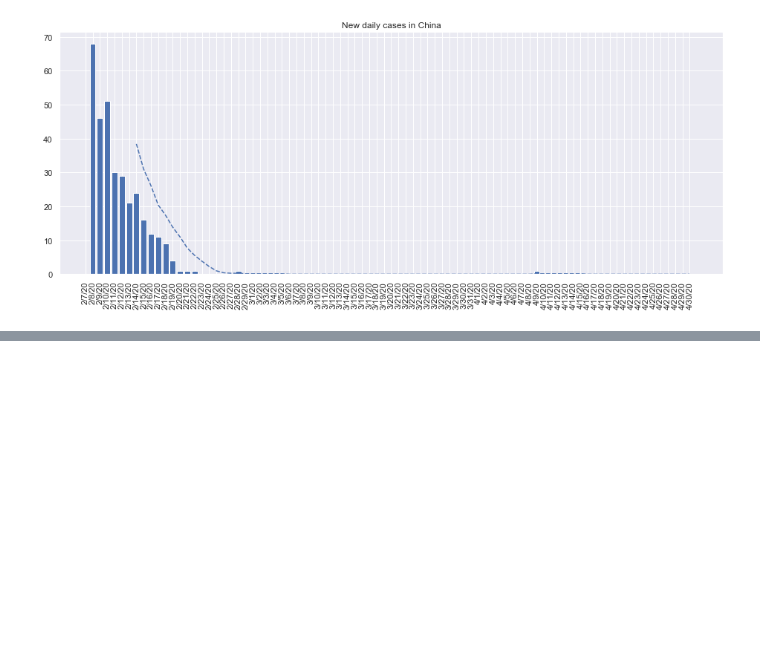
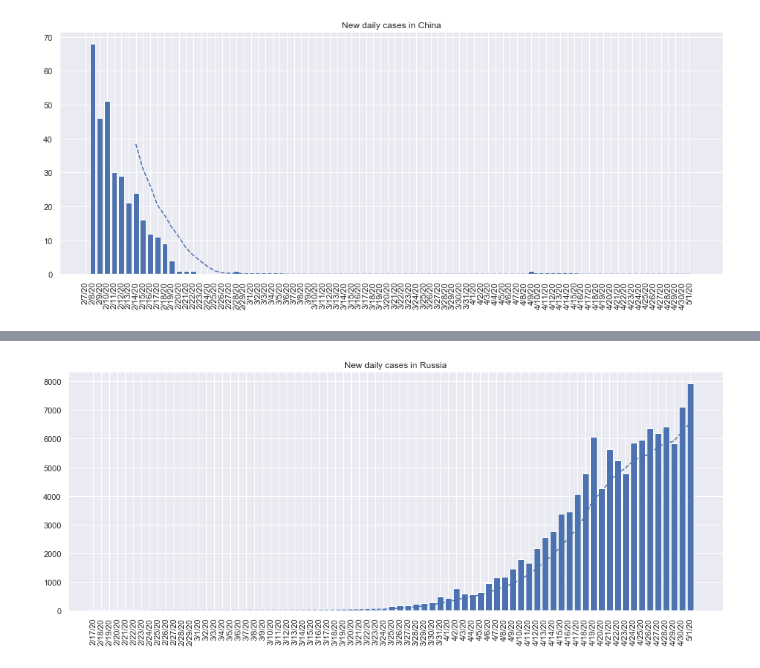
Before and after one commit to IvonaTau/covid19, a Jupyter notebook: _notebooks/2020-03-30-lithuania.ipynb, the cells around one changed output, grey strips where cells are left out. Drawn from its saved outputs; the diff is of its cells as text; code cells hidden in the pictures; blank space fills up the shorter version.

```diff
--- a/_notebooks/2020-03-30-lithuania.ipynb
+++ b/_notebooks/2020-03-30-lithuania.ipynb
@@ -163,0 +164,5 @@ plot_new_cases_barplot(df, 'Singapore')
+# %%
+#hide_input
+plot_new_cases_barplot(df, 'Russia')
+# %% [output]
+[figure, added]
```
Also changed, not shown: parts of 16 cells of this notebook, 1 other file.
